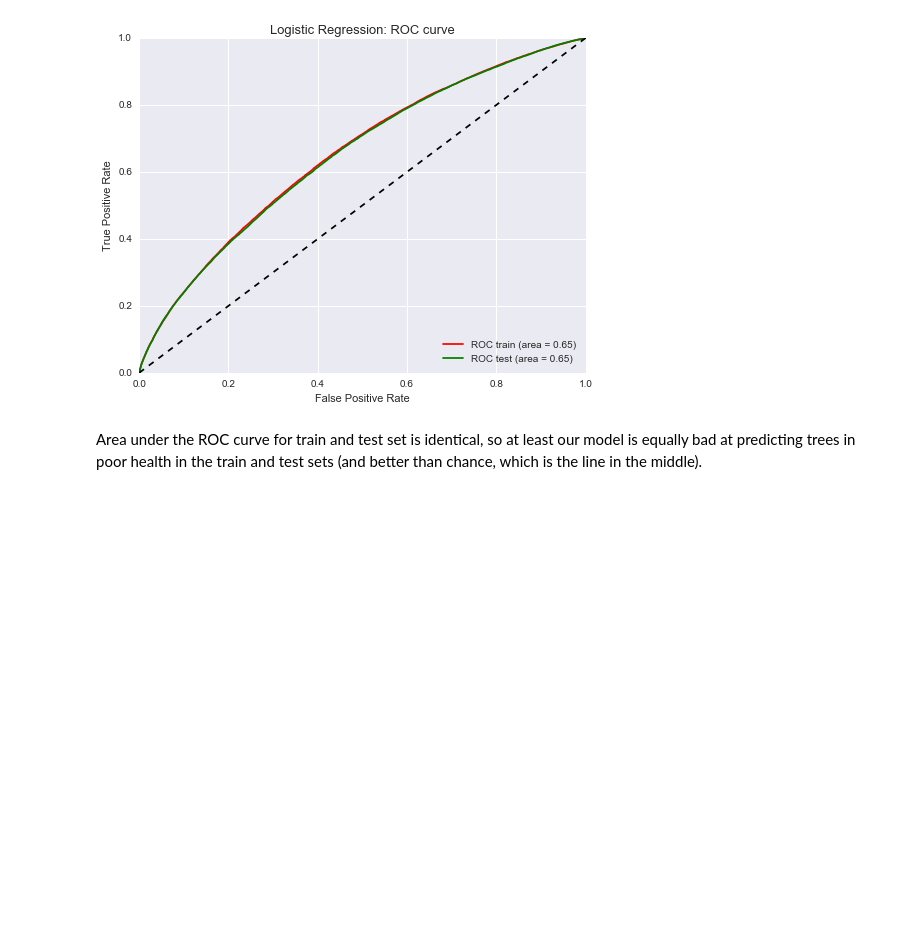
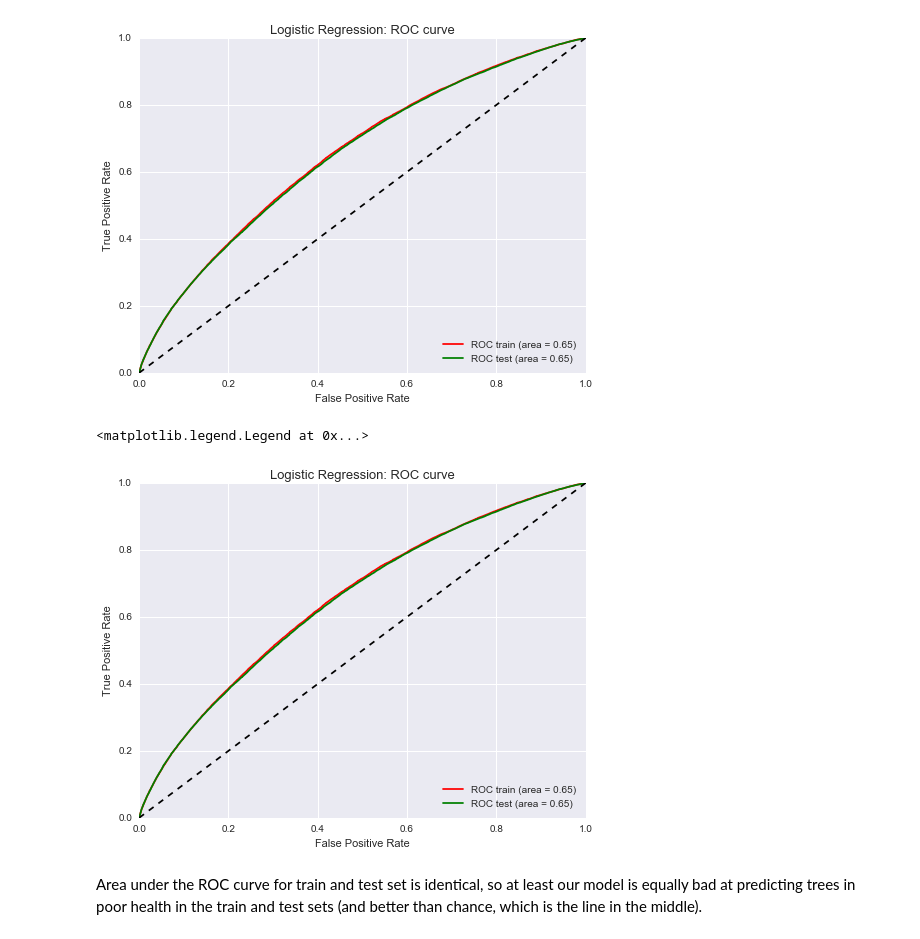
Before and after one commit to zuzannna/HealthyTrees, a Jupyter notebook: Healthy_Trees.ipynb, the cells around one changed output. Saved outputs shown, nothing was run; the diff lists cells and outputs as text; code cells hidden in the pictures; blank space fills up the shorter version.

```diff
--- a/Healthy_Trees.ipynb
+++ b/Healthy_Trees.ipynb
@@ -387,0 +420,8 @@ avg / total       0.74      0.79      0.70    267898
+# %%
+logitcv_test_pred = logitcv.predict(X_test)
+
+#print (metrics.classification_report(y_test, logit_test_pred))
+
+Xv = {'X_test': X_test, 'X_train': X_train}
+yv = {'y_test': y_test, 'y_train': y_train}
+metrics = mlhelp.print_cross_validation_metrics(Xv, yv, logitcv)
@@ -404,6 +562,22 @@ plt.legend(handles=[red_line, green_line],loc="lower right")
 # %% [output]
 <matplotlib.legend.Legend at 0x...>
 [figure]
+# %%
+plt.figure(figsize=(8,6))
+plt.plot(fpr_train, tpr_train, color = 'r')
+plt.plot(fpr_test, tpr_test, color = 'g')
+plt.plot([0, 1], [0, 1], 'k--')
+plt.xlim([0.0, 1.0])
+plt.ylim([0.0, 1.0])
+plt.xlabel('False Positive Rate')
+plt.ylabel('True Positive Rate')
+plt.title('Logistic Regression: ROC curve', size = 13)
+green_line = mlines.Line2D([], [], color='green', label='ROC test (area = %0.2f)' % np.mean(roc_auc_test))
+red_line = mlines.Line2D([], [], color='red', label='ROC train (area = %0.2f)' % roc_auc_train)
+plt.legend(handles=[red_line, green_line],loc="lower right")
+# %% [output]
+<matplotlib.legend.Legend at 0x...>
+[figure, added]
 # %% [markdown]
 Area under the ROC curve for train and test set is identical, so at least our model is equally bad at predicting trees in poor health in the train and test sets (and better than chance, which is the line in the middle).
 # %%
```
Also changed, not shown: parts of 34 cells of this notebook.
